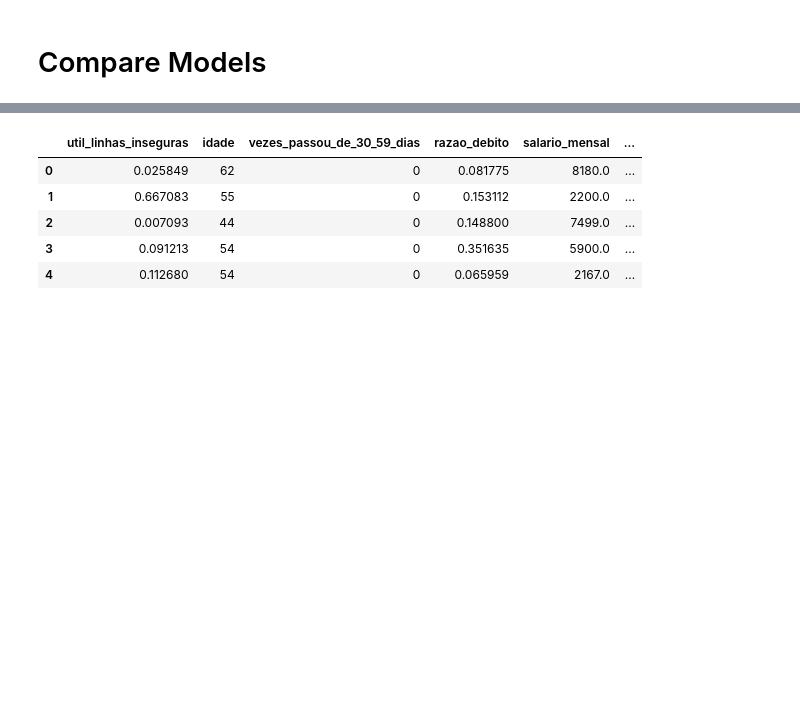
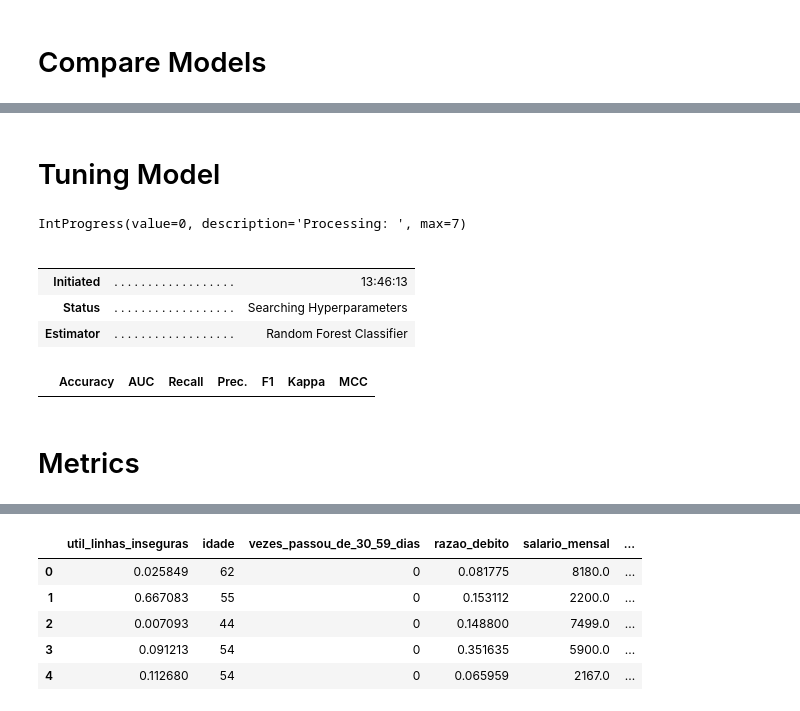
Before and after one commit to MaksonViini/Credit-Risc, a Jupyter notebook: pycaret_data_transform.ipynb, the cells around one changed output, grey strips where cells are left out. Cells and saved outputs as stored; diff of their text form; code cells hidden in the pictures; blank space fills up the shorter version.

```diff
--- a/pycaret_data_transform.ipynb
+++ b/pycaret_data_transform.ipynb
@@ -87,3 +113,17 @@ model = create_model('rf', fold=5)
+# %% [markdown]
+# Tuning Model
+# %%
+tuned_clf = tune_model(model, n_iter=5, search_library='scikit-optimize', fold=5)
+# %% [output]
+IntProgress(value=0, description='Processing: ', max=7)
+|  |  |  |
+|  |  |  |
+| Initiated | . . . . . . . . . . . . . . . . . . | 13:46:13 |
+| Status | . . . . . . . . . . . . . . . . . . | Searching Hyperparameters |
+| Estimator | . . . . . . . . . . . . . . . . . . | Random Forest Classifier |
+|  | Accuracy | AUC | Recall | Prec. | F1 | Kappa | MCC |
+# %% [markdown]
+# Metrics
 # %%
 plot_model(model, plot='auc')
 # %% [output]
```
Also changed, not shown: parts of 14 cells of this notebook.
